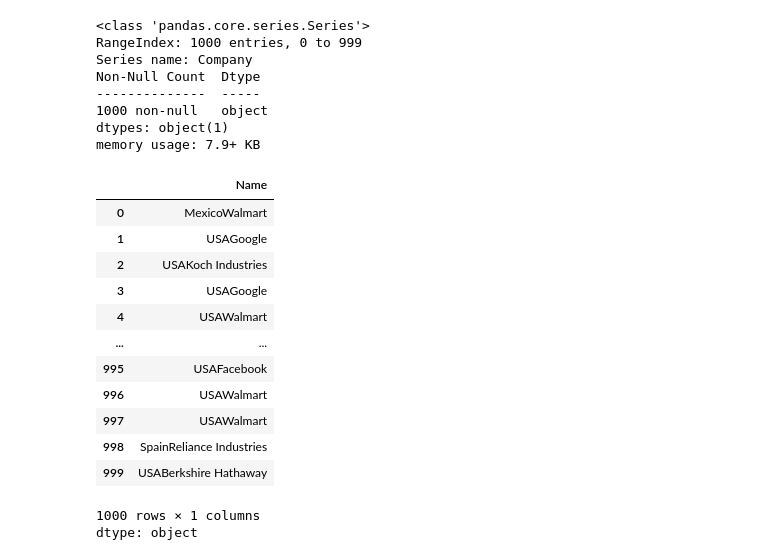
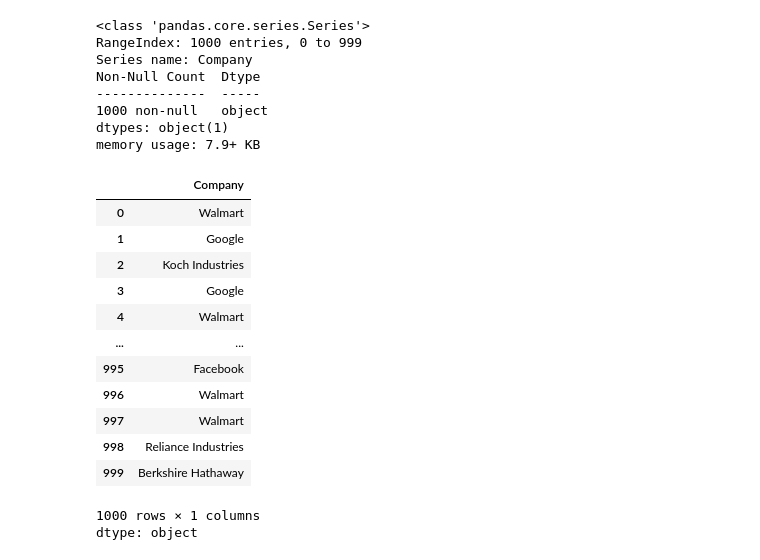
Before and after one commit to Ikanggggg/Activity-1_Feb.22, a Jupyter notebook: Welcome_To_Colab.ipynb, the cells around one changed output. Cells and saved outputs as stored; diff of their text form; code cells hidden in the pictures.

```diff
--- a/Welcome_To_Colab.ipynb
+++ b/Welcome_To_Colab.ipynb
@@ -242,7 +242,7 @@ df['Name'].head()
 | 4 | Jim Walton |
 dtype: object
 # %%
-df['Award']=pd.to_numeric(df['Country'], errors='coerce').astype('object')
+df['Country']=pd.to_numeric(df['Country'], errors='coerce').astype('object')
 # %%
 df['Country'].info()
 # %% [output]
@@ -290,19 +281,19 @@ memory usage: 7.9+ KB
 # %%
 df['Name']=df['Country']+df['Company']
 # %%
-df['Name']
+df['Company']
 # %% [output]
-|  | Name |
-| 0 | MexicoWalmart |
-| 1 | USAGoogle |
-| 2 | USAKoch Industries |
-| 3 | USAGoogle |
-| 4 | USAWalmart |
+|  | Company |
+| 0 | Walmart |
+| 1 | Google |
+| 2 | Koch Industries |
+| 3 | Google |
+| 4 | Walmart |
 | ... | ... |
-| 995 | USAFacebook |
-| 996 | USAWalmart |
-| 997 | USAWalmart |
-| 998 | SpainReliance Industries |
-| 999 | USABerkshire Hathaway |
+| 995 | Facebook |
+| 996 | Walmart |
+| 997 | Walmart |
+| 998 | Reliance Industries |
+| 999 | Berkshire Hathaway |
 1000 rows × 1 columns
 dtype: object
```
Also changed, not shown: parts of 2 cells of this notebook.
